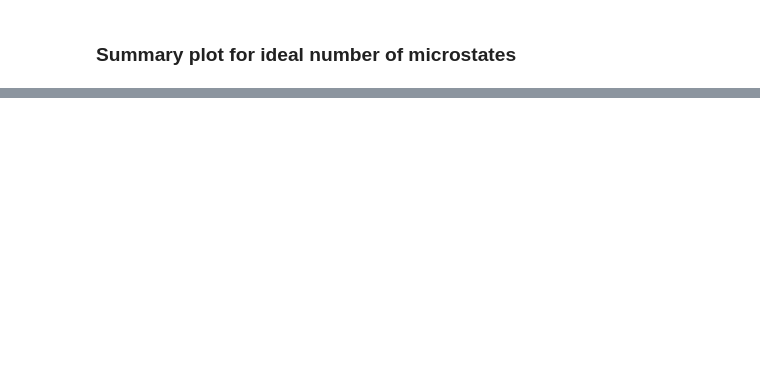
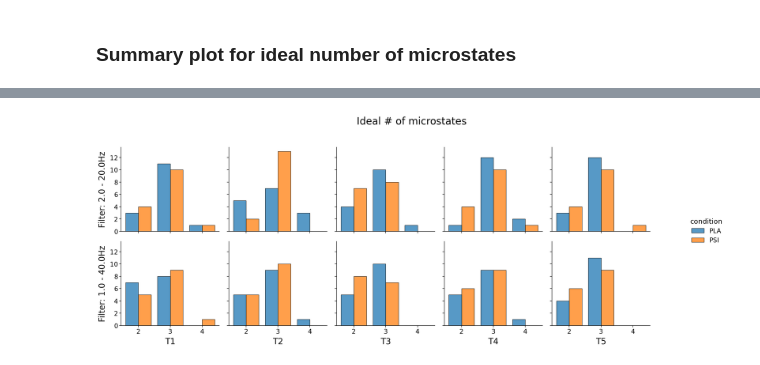
Before and after one commit to jajcayn/psilocybin-microstates, a Jupyter notebook: 1.5-GFP_stats_and_ideal_no_mstates.ipynb, the cells around one changed output, grey strips where cells are left out. Saved outputs shown, nothing was run; the diff lists cells and outputs as text; code cells hidden in the pictures; blank space fills up the shorter version.

```diff
--- a/1.5-GFP_stats_and_ideal_no_mstates.ipynb
+++ b/1.5-GFP_stats_and_ideal_no_mstates.ipynb
@@ -288,6 +220,8 @@ for time in ["T1", "T2", "T3", "T4", "T5"]:
 
 ### 2-20Hz filter
 # %%
-df_220_ns = df_220.set_index(["method", "condition", "time", "subject", "# states"]).sort_index()
+df_220_ns = df_220.set_index(
+    ["method", "condition", "time", "subject", "# states"]
+).sort_index()
 # %%
 no_states = df_220_ns.index.unique(level=-1).values
@@ -393,4 +328,6 @@ Text(0.5, 1.0, 'filter: (2.0, 20.0)Hz')
 # %%
-df_140_ns = df_140.set_index(["condition", "time", "subject", "# states"]).sort_index()
+df_140_ns = df_140.set_index(
+    ["method", "condition", "time", "subject", "# states"]
+).sort_index()
 # %%
 no_states = df_140_ns.index.unique(level=-1).values
@@ -517,0 +530,51 @@ g.fig.subplots_adjust(top=.95)
+# %%
+g = sns.displot(
+    ideal[ideal["method"] == "corr"],
+    x="ideal #",
+    col="time",
+    row="filter",
+    hue="condition",
+    multiple="dodge",
+    discrete=True,
+    shrink=0.8,
+    facet_kws=dict(margin_titles=True),
+    height=5,
+)
+g.set_titles(col_template="", row_template="")
+g.figure.suptitle("Ideal # of microstates", size=30)
+g.figure.subplots_adjust(top=0.85)
+
+custom_yticks = [0, 2, 4, 6, 8, 10, 12]
+
+for ax in g.axes.flat:
+    ax.set_yticks(custom_yticks)
+
+for ax in g.axes.flat:
+    ax.set_xlabel("")
+    ax.set_ylabel("")
+
+for i, ax in enumerate(g.axes[-1, :]):
+    # Get the position of this subplot
+    bbox = ax.get_position()
+    x_center = bbox.x0 + bbox.width / 2
+    y_bottom = bbox.y0 - 0.05  # Adjust vertical position as needed
+
+    # Add text label
+    g.figure.text(
+        x_center, y_bottom, g.col_names[i], ha="center", va="top", fontsize=25
+    )
+
+for i, ax in enumerate(g.axes[:, 0]):
+    ax.set_ylabel(g.row_names[i], fontsize=25, rotation=90, labelpad=10)
+
+if SAVE_RESULTS:
+    plt.savefig(
+        os.path.join(PLOTTING_DIR, f"ideal_num_ms_summary{PLOT_EXT}"),
+        bbox_inches="tight",
+        transparent=True,
+    )
+# plt.tight_layout()
+# plt.subplots_adjust(bottom=0.08)
+
+# plt.show()
+# %% [output]
@@ -517,0 +582 @@ g.fig.subplots_adjust(top=.95)
+[figure, added]
```
Also changed, not shown: parts of 23 cells of this notebook, 13 other files.
